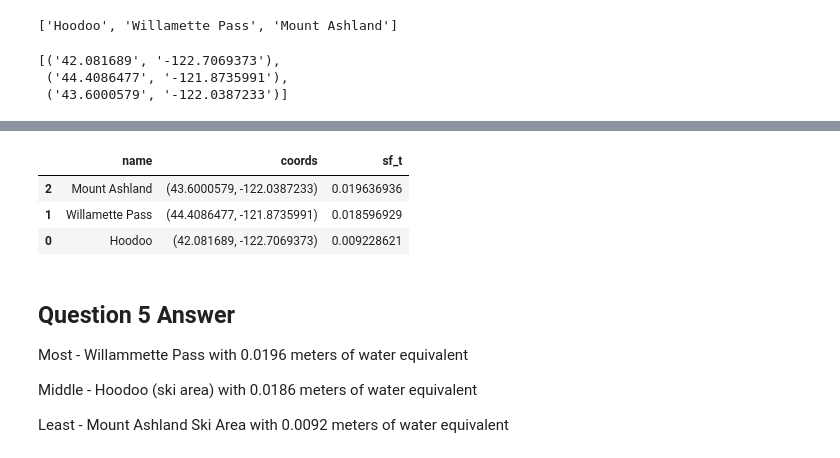
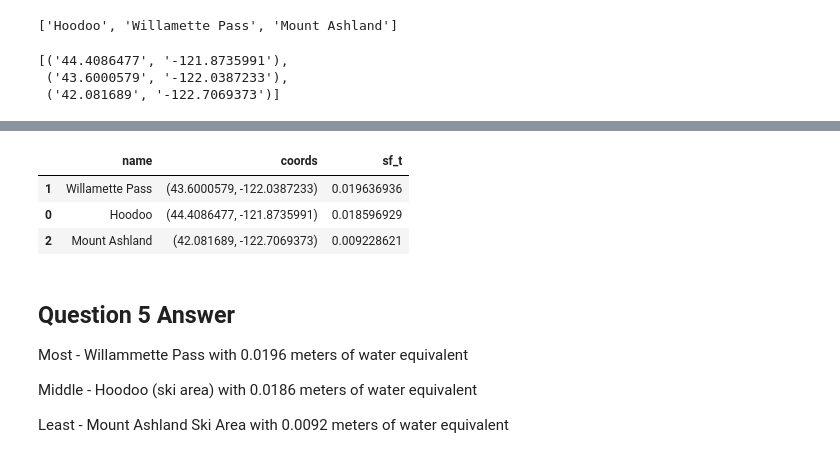
Before and after one commit to bhunter2/geospatial-data-science, a Jupyter notebook: labs/lab7/Lab7_submission.ipynb, the cells around one changed output, grey strips where cells are left out. Cells and saved outputs as stored; diff of their text form; code cells hidden in the pictures.

```diff
--- a/labs/lab7/Lab7_submission.ipynb
+++ b/labs/lab7/Lab7_submission.ipynb
@@ -437,21 +437,21 @@ map
 
 --------------
 # %%
-ski_resort_names = ['Hoodoo', 'Willamette Pass','Mount Ashland']
-ski_resort_names
+ski_resort_names_3 = ['Hoodoo', 'Willamette Pass','Mount Ashland']
+ski_resort_names_3
 # %% [output]
 ['Hoodoo', 'Willamette Pass', 'Mount Ashland']
 # %%
-ski_resort_coords = [('42.081689', '-122.7069373'), ('44.4086477', '-121.8735991'), ('43.6000579', '-122.0387233')]
-ski_resort_coords
+ski_resort_coords_3 = [('44.4086477', '-121.8735991'), ('43.6000579', '-122.0387233'), ('42.081689', '-122.7069373')]
+ski_resort_coords_3
 # %% [output]
-[('42.081689', '-122.7069373'),
- ('44.4086477', '-121.8735991'),
- ('43.6000579', '-122.0387233')]
+[('44.4086477', '-121.8735991'),
+ ('43.6000579', '-122.0387233'),
+ ('42.081689', '-122.7069373')]
 # %%
 map = folium.Map(location=[44, -121], zoom_start=6)
-for i in range(0, len(ski_resort_names)):
-    folium.Marker(ski_resort_coords[i], popup=ski_resort_names[i]).add_to(map)
+for i in range(0, len(ski_resort_names_3)):
+    folium.Marker(ski_resort_coords_3[i], popup=ski_resort_names_3[i]).add_to(map)
 map
 # %% [output]
 [interactive output not drawn]
@@ -467,19 +467,19 @@ xds = xr.open_dataset(fp + '/era_monthly_snowfall_2020.nc', decode_coords='all')
 #xds
 # %%
 df = pd.DataFrame()
-df['name'] = ski_resort_names
-df['coords'] = ski_resort_coords
+df['name'] = ski_resort_names_3
+df['coords'] = ski_resort_coords_3
 sf_test = []
-for i in range(0, len(ski_resort_coords)):
-    val_sf = xds['sf'].sel(latitude = ski_resort_coords[i][0], longitude = ski_resort_coords[i][1], method = 'nearest').sum().values
+for i in range(0, len(ski_resort_coords_3)):
+    val_sf = xds['sf'].sel(latitude = ski_resort_coords_3[i][0], longitude = ski_resort_coords_3[i][1], method = 'nearest').sum().values
     sf_test.append(val_sf)
 df['sf_t'] = sf_test
 df.sort_values(["sf_t"], ascending=False)
 # %% [output]
 |  | name | coords | sf_t |
-| 2 | Mount Ashland | (43.6000579, -122.0387233) | 0.019636936 |
-| 1 | Willamette Pass | (44.4086477, -121.8735991) | 0.018596929 |
-| 0 | Hoodoo | (42.081689, -122.7069373) | 0.009228621 |
+| 1 | Willamette Pass | (43.6000579, -122.0387233) | 0.019636936 |
+| 0 | Hoodoo | (44.4086477, -121.8735991) | 0.018596929 |
+| 2 | Mount Ashland | (42.081689, -122.7069373) | 0.009228621 |
 # %% [markdown]
 ## Question 5 Answer
 Most - Willammette Pass with 0.0196 meters of water equivalent
```
Also changed, not shown: parts of 1 cell of this notebook.
